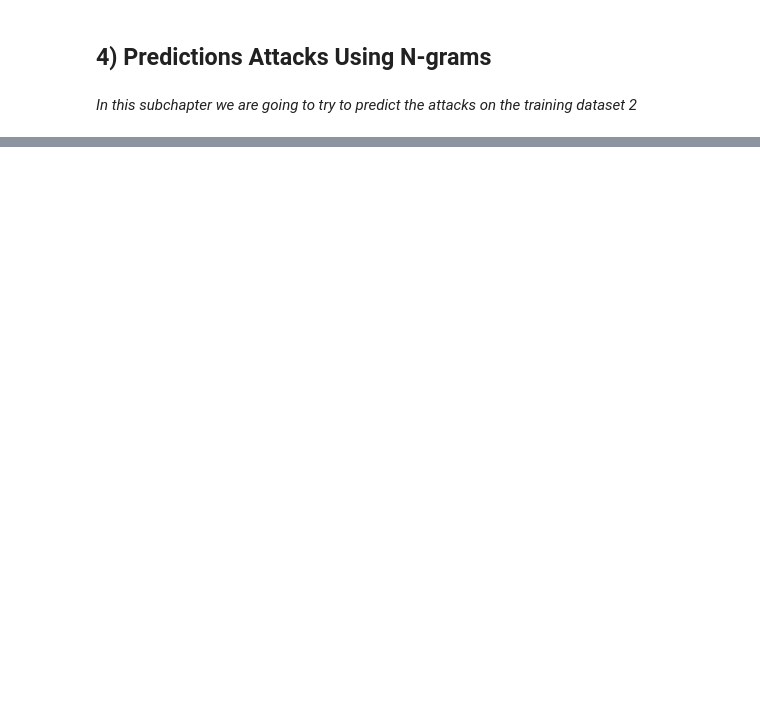
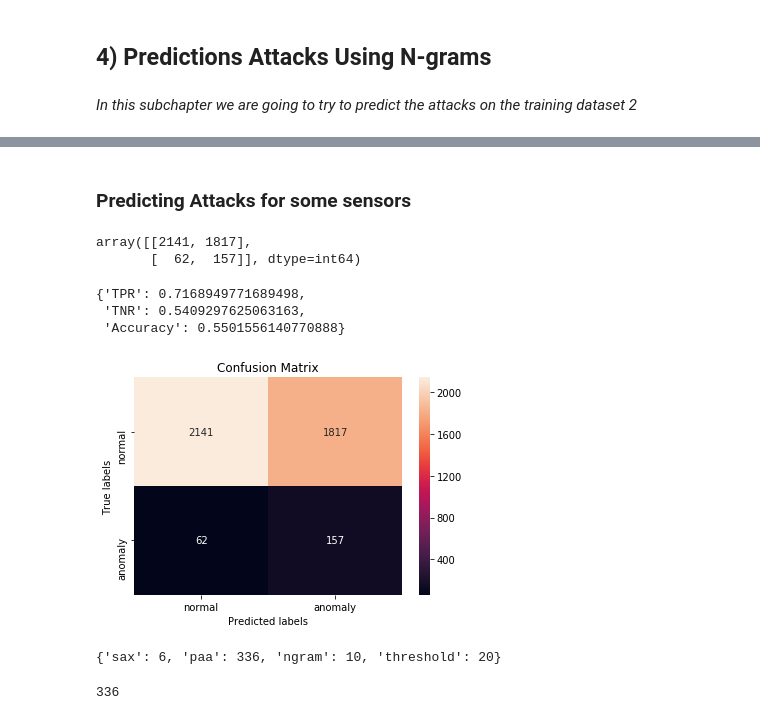
Before and after one commit to chengh42/Cyber-Data-Analytics, a Jupyter notebook: batadal/DiscreteModelTask.ipynb, the cells around one changed output, grey strips where cells are left out. Drawn from its saved outputs; the diff is of its cells as text; code cells hidden in the pictures; blank space fills up the shorter version.

```diff
--- a/batadal/DiscreteModelTask.ipynb
+++ b/batadal/DiscreteModelTask.ipynb
@@ -373,0 +359,7 @@ test[(test['DATETIME'] >= datetime.datetime(2016, 9, 8,0)) & (test['DATETIME'] >
+# %%
+#Testing
+sax=5
+paa=336
+n=10
+t=0.05
+MODEL=model_to_predict(dftrain1["L_T7"],dftrain2[" L_T7"],dftrain2[' ATT_FLAG'],sax,paa,n,t)
@@ -373,0 +368,63 @@ test[(test['DATETIME'] >= datetime.datetime(2016, 9, 8,0)) & (test['DATETIME'] >
+# %%
+def ploting_cm(cm):
+
+    #Plot
+    ax= plt.subplot()
+    sns.heatmap(cm, annot=True,fmt='g', ax = ax); #annot=True to annotate cells
+
+    # labels, title and ticks
+    ax.set_xlabel('Predicted labels');ax.set_ylabel('True labels');
+    ax.set_title('Confusion Matrix');
+    ax.xaxis.set_ticklabels(['normal', 'anomaly']); ax.yaxis.set_ticklabels(['normal', 'anomaly'])
+# %% [markdown]
+### Predicting Attacks for some sensors
+# %%
+#Working using accuracy
+best_MODEL=[0,{"TPR":0,"TNR":0,"Accuracy":0}]
+for sax in range(4,10,2):
+    for paa in range(2,50,8):
+        for n in range(2,40,2):
+            for t in range(20,200,40):
+                MODEL=model_to_predict(dftrain1["L_T7"],dftrain2[" L_T7"],dftrain2[' ATT_FLAG'],sax,int(len(dftrain1)/paa),n,t/400)
+                if (best_MODEL[1]['Accuracy']*best_MODEL[1]['TPR'])<(MODEL[1]['Accuracy']*MODEL[1]['TPR']):
+                    best_MODEL=MODEL
+                    parameters={"sax":sax,"paa":int(len(dftrain1)/paa),"ngram":n,"threshold":t/400}
+# %%
+#Working using AUC
+best_MODEL=[0,{"TPR":0,"TNR":0,"Accuracy":0}]
+best_auc=0
+for sax in range(4,10,2):
+    for paa in range(2,50,8):
+        for n in range(2,40,2):
+            for t in range(20,200,40):
+                MODEL=model_to_predict(dftrain1["L_T7"],dftrain2[" L_T7"],dftrain2[' ATT_FLAG'],sax,int(len(dftrain1)/paa),n,t/400)
+                auc = roc_auc_score(dftrain2[' ATT_FLAG'], MODEL[2])
+                if auc>best_auc:
+                    best_MODEL=MODEL
+                    parameters={"sax":sax,"paa":int(len(dftrain1)/paa),"ngram":n,"threshold":t/400}
+                    best_auc=auc
+# %%
+best_MODEL[0]
+# %% [output]
+array([[2141, 1817],
+       [  62,  157]], dtype=int64)
+# %%
+best_MODEL[1]
+# %% [output]
+{'TPR': 0.7168949771689498,
+ 'TNR': 0.5409297625063163,
+ 'Accuracy': 0.5501556140770888}
+# %%
+ploting_cm(best_MODEL[0])
+# %% [output]
+[figure, added]
+# %%
+parameters
+#MODEL=model_to_predict(dftrain1["L_T7"],dftrain2[" L_T7"],dftrain2[' ATT_FLAG'],parameters['sax'],parameters['paa'],
+#parameters['ngram'],parameters['threshold'])
+# %% [output]
+{'sax': 6, 'paa': 336, 'ngram': 10, 'threshold': 20}
+# %%
+parameters['paa']
+# %% [output]
+336
```
Also changed, not shown: parts of 32 cells of this notebook.
